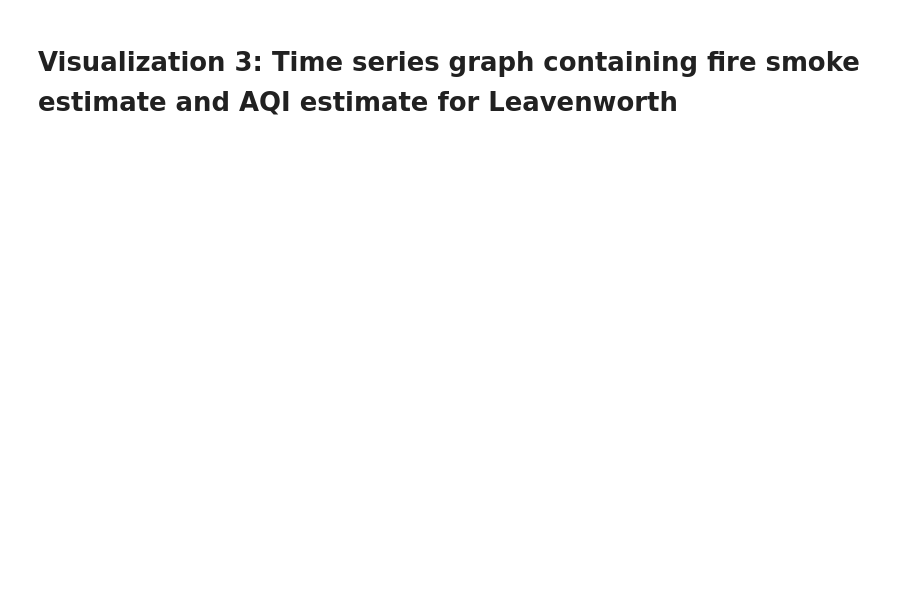
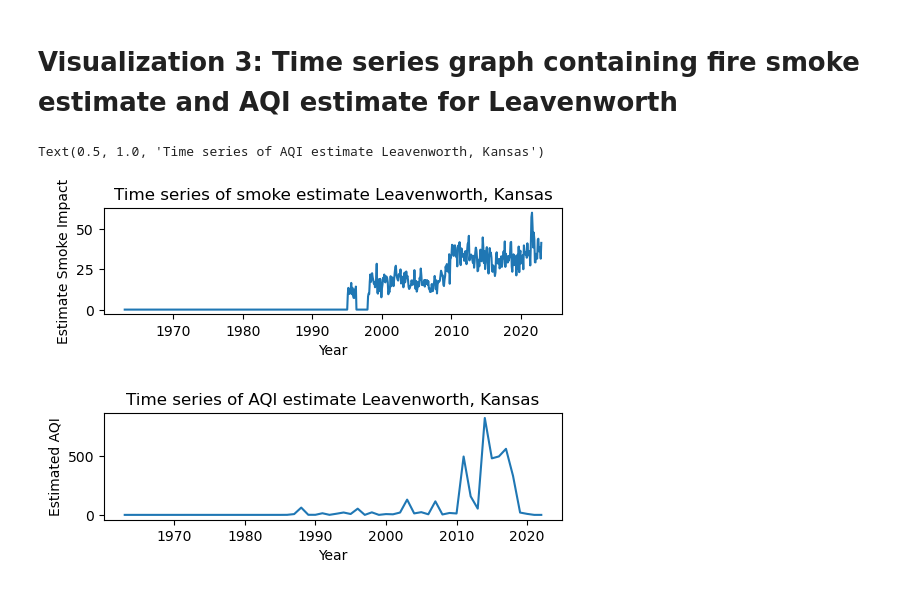
Before and after one commit to ZachBowyer/data-512-common_analysis, a Jupyter notebook: Src/CommonAnalysis.ipynb, the cells around one changed output. Cells and saved outputs as stored; diff of their text form; code cells hidden in the pictures; blank space fills up the shorter version.

```diff
--- a/Src/CommonAnalysis.ipynb
+++ b/Src/CommonAnalysis.ipynb
@@ -692,2 +741,34 @@ Missouri Jackson Kansas City 15.548387096774194
 # %% [markdown]
 # Visualization 3: Time series graph containing fire smoke estimate and AQI estimate for Leavenworth
+# %%
+smoke_estimates = []
+dates = []
+for year in annual_smoke_estimates.keys():
+    dates.append("01/01/"+ str(year))
+    smoke_estimates.append(annual_smoke_estimates[year]['total_smoke_volume_estimate'])
+dates = [dt.datetime.strptime(d,'%m/%d/%Y').date() for d in dates]
+
+dates2 = []
+aqi_estimates_list = []
+for date in aqi_estimates.keys():
+    year = date[0:4]
+    month = date[4:6]
+    day = "01"
+    date_str = month + "/" + day + "/" + year
+    dates2.append(date_str)
+    aqi_estimates_list.append(aqi_estimates[date])
+dates2 = [dt.datetime.strptime(d,'%m/%d/%Y').date() for d in dates2]
+fig, ax = plt.subplots(2,1)
+fig.tight_layout(pad=5.0)
+ax[0].plot(dates2, aqi_estimates_list)
+ax[0].set_xlabel("Year")
+ax[0].set_ylabel("Estimate Smoke Impact")
+ax[0].set_title("Time series of smoke estimate Leavenworth, Kansas")
+
+ax[1].plot(dates, smoke_estimates)
+ax[1].set_xlabel("Year")
+ax[1].set_ylabel("Estimated AQI")
+ax[1].set_title("Time series of AQI estimate Leavenworth, Kansas")
+# %% [output]
+Text(0.5, 1.0, 'Time series of AQI estimate Leavenworth, Kansas')
+[figure, added]
```
Also changed, not shown: parts of 10 cells of this notebook.
